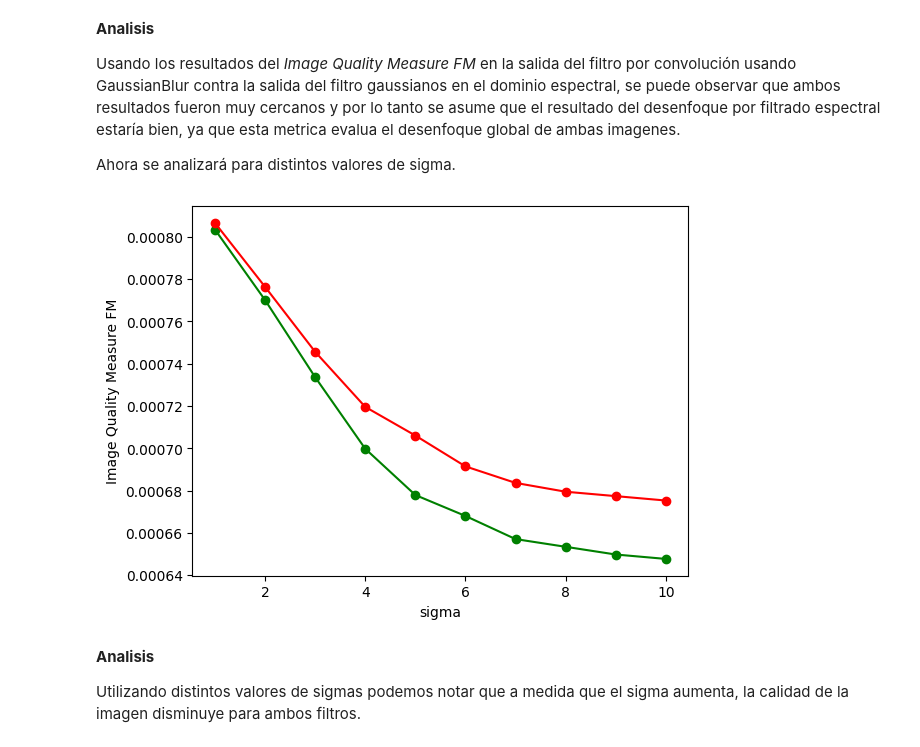
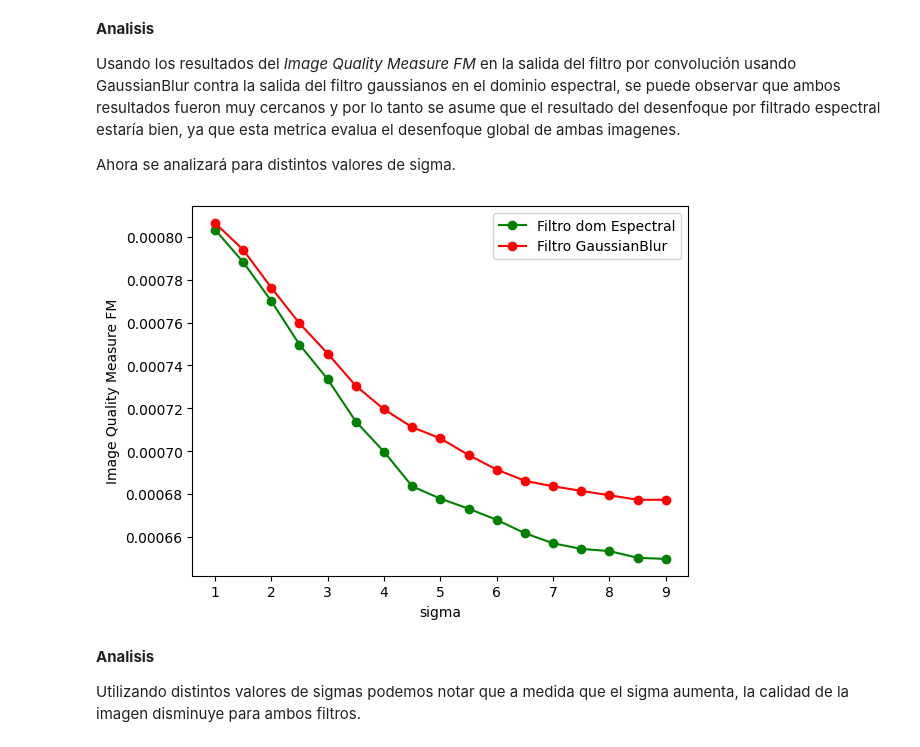
Before and after one commit to Hector242/vision_computadora_I, a Jupyter notebook: Material_TPs/TP2/tp2.ipynb, the cells around one changed output. Saved outputs shown, nothing was run; the diff lists cells and outputs as text; code cells hidden in the pictures.

```diff
--- a/Material_TPs/TP2/tp2.ipynb
+++ b/Material_TPs/TP2/tp2.ipynb
@@ -145,8 +146,8 @@ Si comparamos desenfoque hecho por el filtro gaussiano en el dominio espectral c
 # %% [markdown]
 #### Probamos distintos tamaños de kernel y sigma
 # %%
-k_s = [5,10,15,17]
-sig = [1,3,5,8]
+k_s = [3,5,6,8]
+sig = [1,1.5,2,2.5]
 plt.figure(figsize=(18,18))
 for i in range (4):
     kernel, kernel_tf = create_gauss_filter(h, w, k_size=k_s[i], sigma=sig[i])
@@ -249,7 +250,7 @@ Usando los resultados del *Image Quality Measure FM* en la salida del filtro por
 
 Ahora se analizará para distintos valores de sigma.
 # %%
-sig = [1,2,3,4,5,6,7,8,9,10]
+sig = [1,1.5,2,2.5,3,3.5,4,4.5,5,5.5,6,6.5,7,7.5,8,8.5,9]
 img_quality_f_array = []
 img_quality_g_array = []
 for i in range(len(sig)):
@@ -271,15 +272,16 @@ for i in range(len(sig)):
 # %%
 # grafiamos resultados
 fig, ax = plt.subplots()
 
-ax.plot(sig, img_quality_f_array, marker='o', color='green')
-ax.plot(sig, img_quality_g_array, marker='o', color='red')
+ax.plot(sig, img_quality_f_array, marker='o', color='green', label='Filtro dom Espectral')
+ax.plot(sig, img_quality_g_array, marker='o', color='red', label='Filtro GaussianBlur')
 ax.set_xlabel('sigma')
 ax.set_ylabel('Image Quality Measure FM')
+ax.legend()
 
 plt.show()
 # %% [output]
-[figure, old version]
+[figure, new version]
 # %% [markdown]
 **Analisis**
 
```
Also changed, not shown: parts of 16 cells of this notebook.
